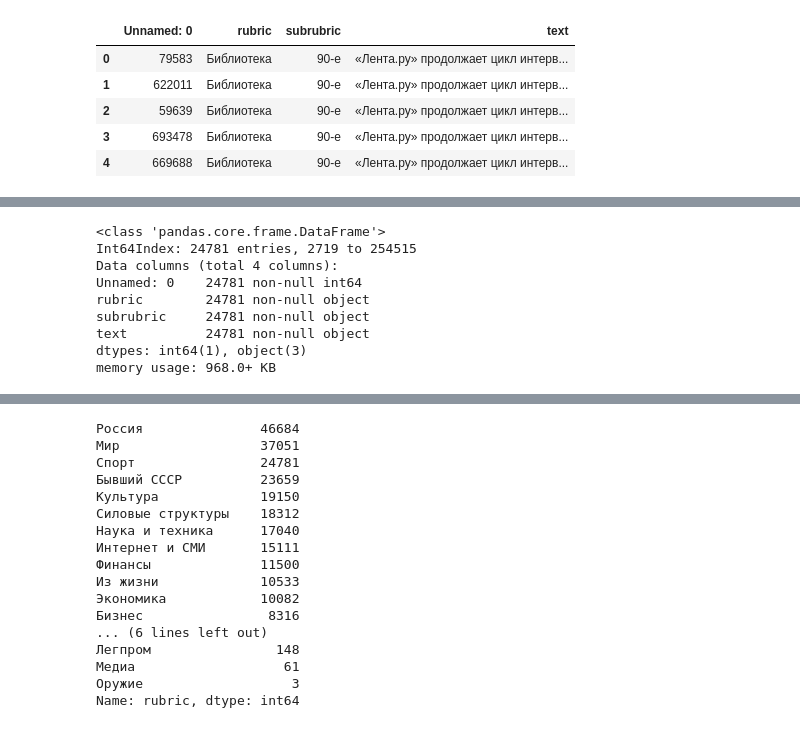
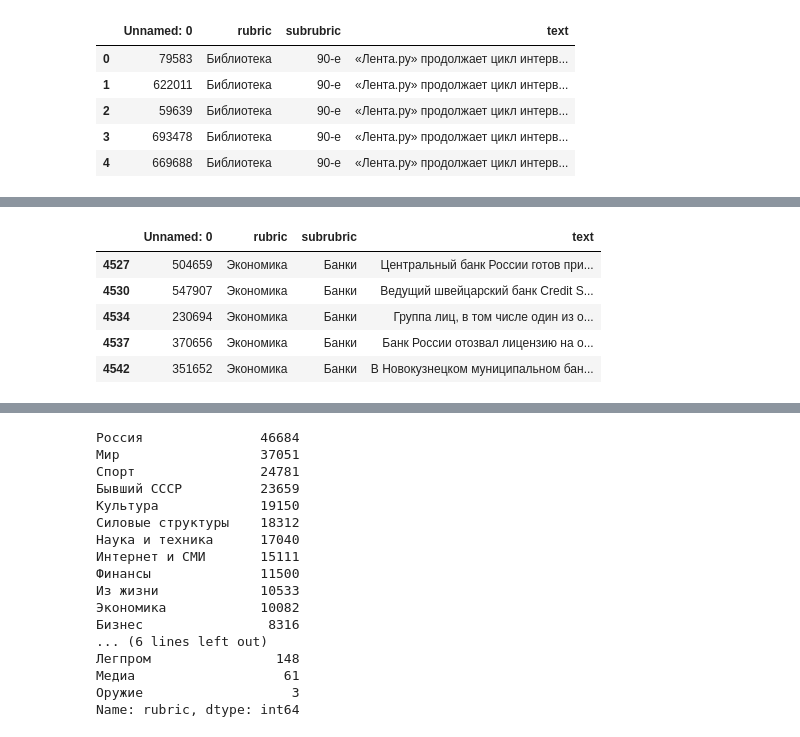
Before and after one commit to bbkjunior/Autotutor, a Jupyter notebook: improved_approach/get_lenta_rubriced.ipynb, the cells around one changed output, grey strips where cells are left out. Saved outputs shown, nothing was run; the diff lists cells and outputs as text; code cells hidden in the pictures.

```diff
--- a/improved_approach/get_lenta_rubriced.ipynb
+++ b/improved_approach/get_lenta_rubriced.ipynb
@@ -16,12 +34,0 @@ sport_lenta = lenta[lenta['rubric'] == "Спорт"]
-# %%
-sport_lenta.info()
-# %% [output]
-<class 'pandas.core.frame.DataFrame'>
-Int64Index: 24781 entries, 2719 to 254515
-Data columns (total 4 columns):
-Unnamed: 0    24781 non-null int64
-rubric        24781 non-null object
-subrubric     24781 non-null object
-text          24781 non-null object
-dtypes: int64(1), object(3)
-memory usage: 968.0+ KB
@@ -27,0 +39,10 @@ memory usage: 968.0+ KB
+# %%
+bus_lenta = lenta[lenta['rubric'] == "Экономика"]
+bus_lenta.head()
+# %% [output]
+|  | Unnamed: 0 | rubric | subrubric | text |
+| 4527 | 504659 | Экономика | Банки | Центральный банк России готов при... |
+| 4530 | 547907 | Экономика | Банки | Ведущий швейцарский банк Credit S... |
+| 4534 | 230694 | Экономика | Банки | Группа лиц, в том числе один из о... |
+| 4537 | 370656 | Экономика | Банки | Банк России отозвал лицензию на о... |
+| 4542 | 351652 | Экономика | Банки | В Новокузнецком муниципальном бан... |
```
Also changed, not shown: parts of 9 cells of this notebook, 11 other files.
